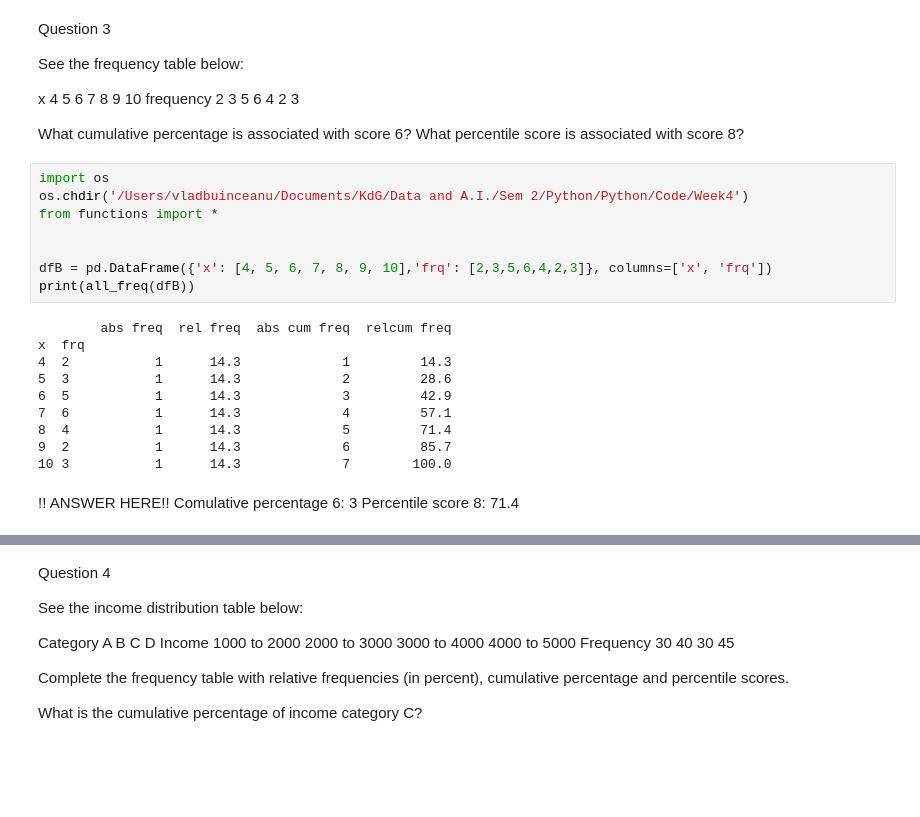
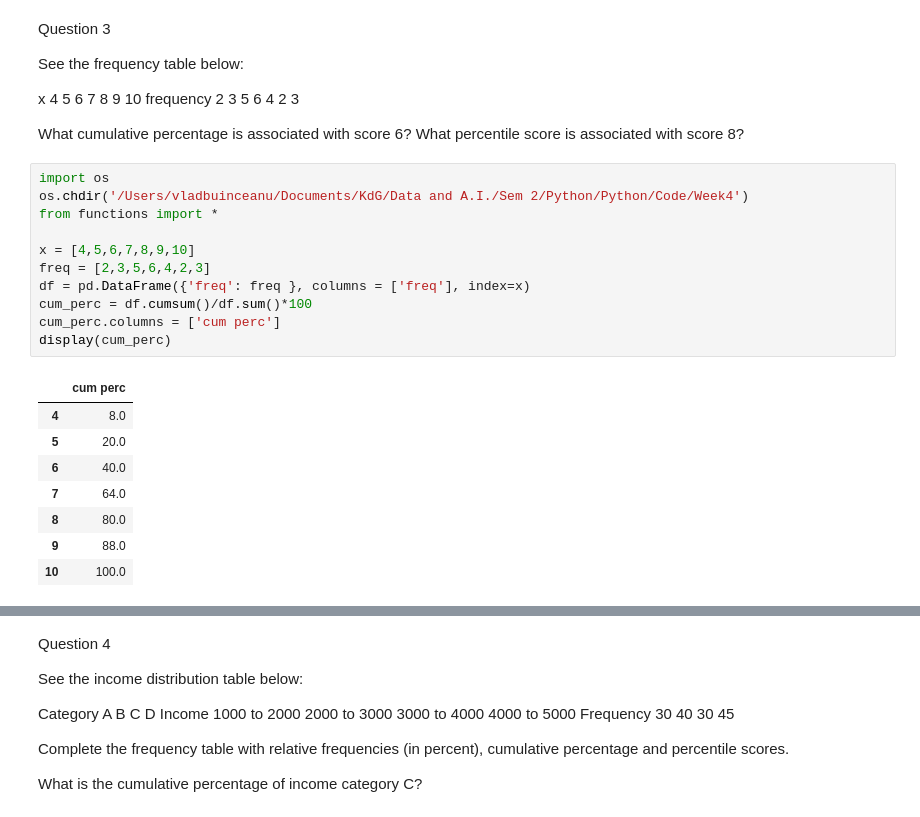
Before and after one commit to DUCU1/DataAndAI, a Jupyter notebook: Code/Week4/Exercises.ipynb, the cells around one changed output, grey strips where cells are left out. Saved outputs shown, nothing was run; the diff lists cells and outputs as text; blank space fills up the shorter version.

```diff
--- a/Code/Week4/Exercises.ipynb
+++ b/Code/Week4/Exercises.ipynb
@@ -62,22 +62,20 @@ What percentile score is associated with score 8?
 # %%
 import os
 os.chdir('/Users/vladbuinceanu/Documents/KdG/Data and A.I./Sem 2/Python/Python/Code/Week4')
 from functions import *
 
-
-dfB = pd.DataFrame({'x': [4, 5, 6, 7, 8, 9, 10],'frq': [2,3,5,6,4,2,3]}, columns=['x', 'frq'])
-print(all_freq(dfB))
+x = [4,5,6,7,8,9,10]
+freq = [2,3,5,6,4,2,3]
+df = pd.DataFrame({'freq': freq }, columns = ['freq'], index=x)
+cum_perc = df.cumsum()/df.sum()*100
+cum_perc.columns = ['cum perc']
+display(cum_perc)
 # %% [output]
-        abs freq  rel freq  abs cum freq  relcum freq
-x  frq
-4  2           1      14.3             1         14.3
-5  3           1      14.3             2         28.6
-6  5           1      14.3             3         42.9
-7  6           1      14.3             4         57.1
-8  4           1      14.3             5         71.4
-9  2           1      14.3             6         85.7
-10 3           1      14.3             7        100.0
+|  | cum perc |
+| 4 | 8.0 |
+| 5 | 20.0 |
+| 6 | 40.0 |
+| 7 | 64.0 |
+| 8 | 80.0 |
+| 9 | 88.0 |
+| 10 | 100.0 |
-# %% [markdown]
-!! ANSWER HERE!!
-Comulative percentage 6: 3
-Percentile score 8: 71.4
```
Also changed, not shown: parts of 2 cells of this notebook, 1 other file.
